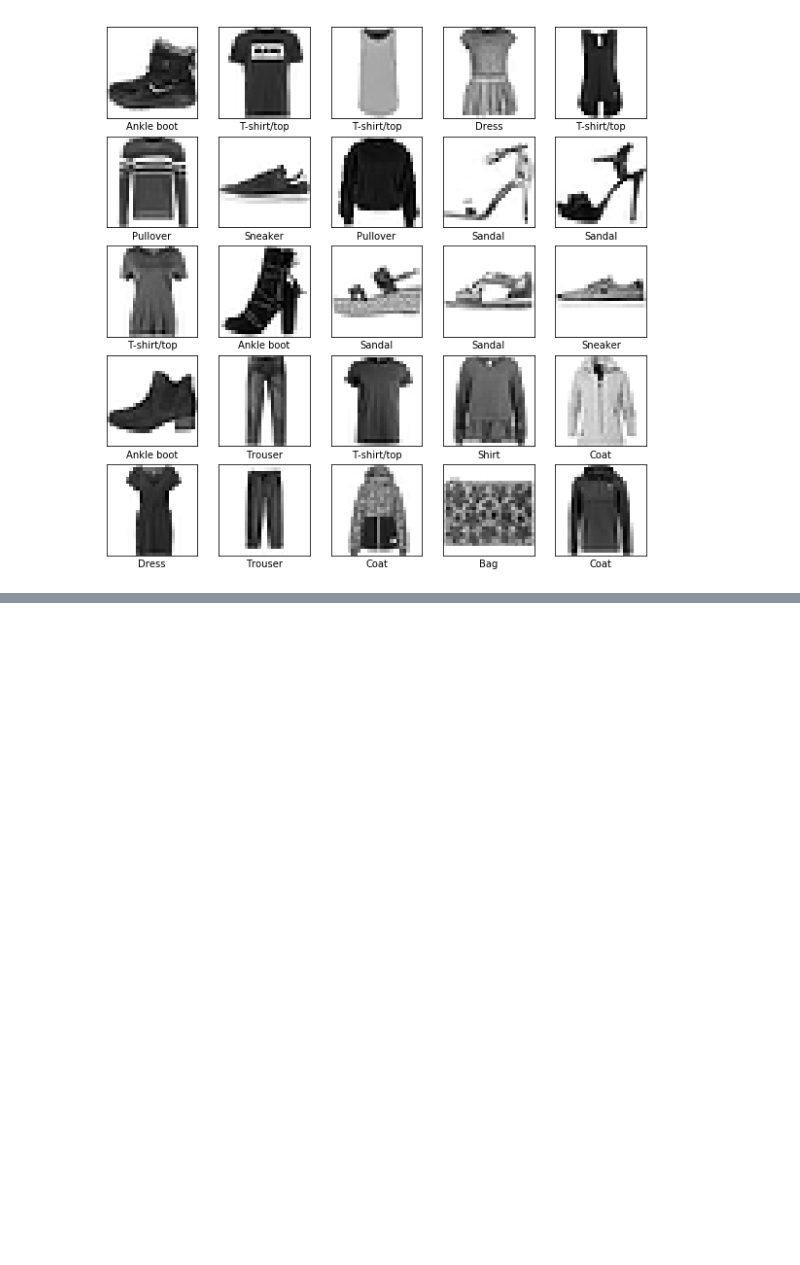
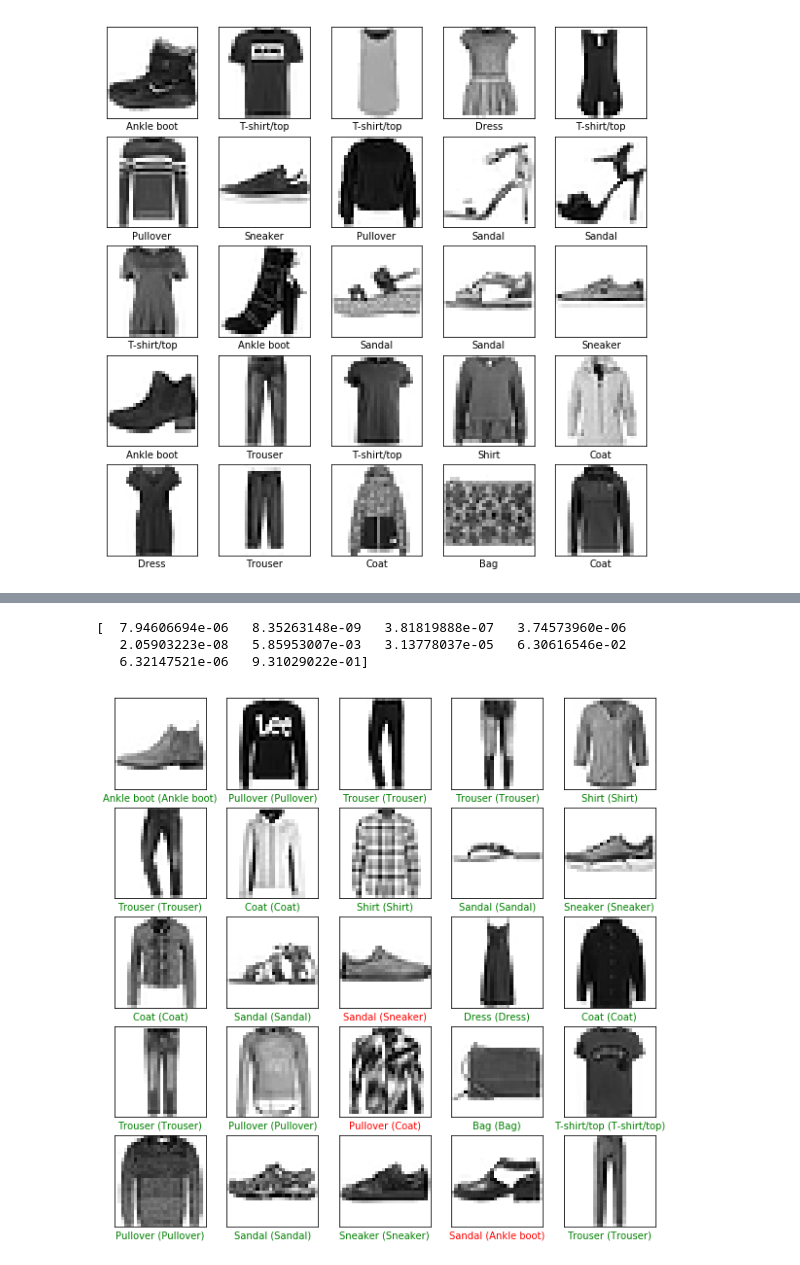
Before and after one commit to Jayasagar/neural-network-model-to-classify-images-of-clothing, a Jupyter notebook: NeuralNetworkModelToClassifyImagesOfClothing.ipynb, the cells around one changed output, grey strips where cells are left out. Cells and saved outputs as stored; diff of their text form; code cells hidden in the pictures; blank space fills up the shorter version.

Commit message:
DAY 5 2018-ASO Everyday Commit: First implementtion nuerla network on fashin image category prediction

```diff
--- a/NeuralNetworkModelToClassifyImagesOfClothing.ipynb
+++ b/NeuralNetworkModelToClassifyImagesOfClothing.ipynb
@@ -105,3 +105,20 @@ for i in range(25):
     plt.xlabel(class_names[train_labels[i]])
 # %% [output]
 [figure]
+# %%
+# Build teh model
+# Setup the layers
+model = keras.Sequential([
+    keras.layers.Flatten(input_shape=(28, 28)),
+    keras.layers.Dense(128, activation=tf.nn.relu),
+    keras.layers.Dense(10, activation=tf.nn.softmax)
+])
+# %%
+# Compiel the model. i.e. Configre to use Optimizer, Loss function and Metric
+
+model.compile(optimizer=tf.train.AdamOptimizer(),
+              loss='sparse_categorical_crossentropy',
+              metrics=['accuracy'])
+
+# Train the model
+model.fit(train_images, train_labels, epochs=5)
@@ -107,0 +143,32 @@ for i in range(25):
+# %%
+# Make Predictions
+
+predictions = model.predict(test_images)
+
+# Displays the confidence score for each output category. In this case, we have 10 class output categories
+print(predictions[0])
+# %% [output]
+[  7.94606694e-06   8.35263148e-09   3.81819888e-07   3.74573960e-06
+   2.05903223e-08   5.85953007e-03   3.13778037e-05   6.30616546e-02
+   6.32147521e-06   9.31029022e-01]
+# %%
+# Plot the first 25 test images, their predicted label, and the true label
+# Color correct predictions in green, incorrect predictions in red
+plt.figure(figsize=(10,10))
+for i in range(25):
+    plt.subplot(5,5,i+1)
+    plt.xticks([])
+    plt.yticks([])
+    plt.grid('off')
+    plt.imshow(test_images[i], cmap=plt.cm.binary)
+    predicted_label = np.argmax(predictions[i])
+    true_label = test_labels[i]
+    if predicted_label == true_label:
+      color = 'green'
+    else:
+      color = 'red'
+    plt.xlabel("{} ({})".format(class_names[predicted_label],
+                                  class_names[true_label]),
+                                  color=color)
+# %% [output]
+[figure, added]
```
Also changed, not shown: parts of 3 cells of this notebook.
